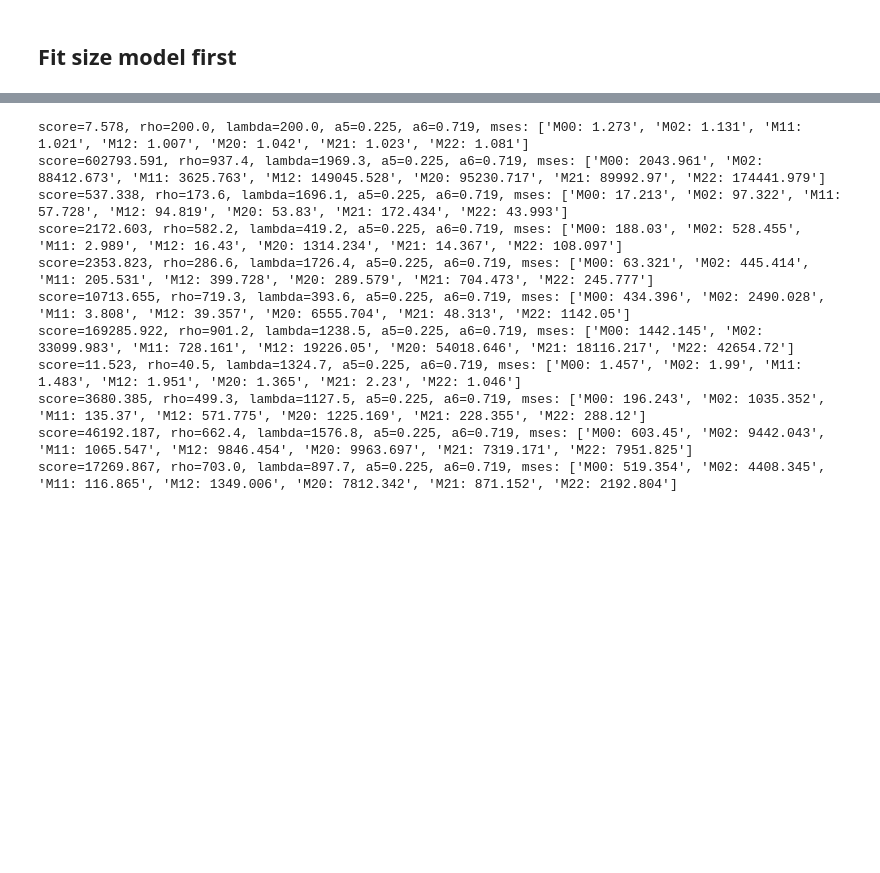
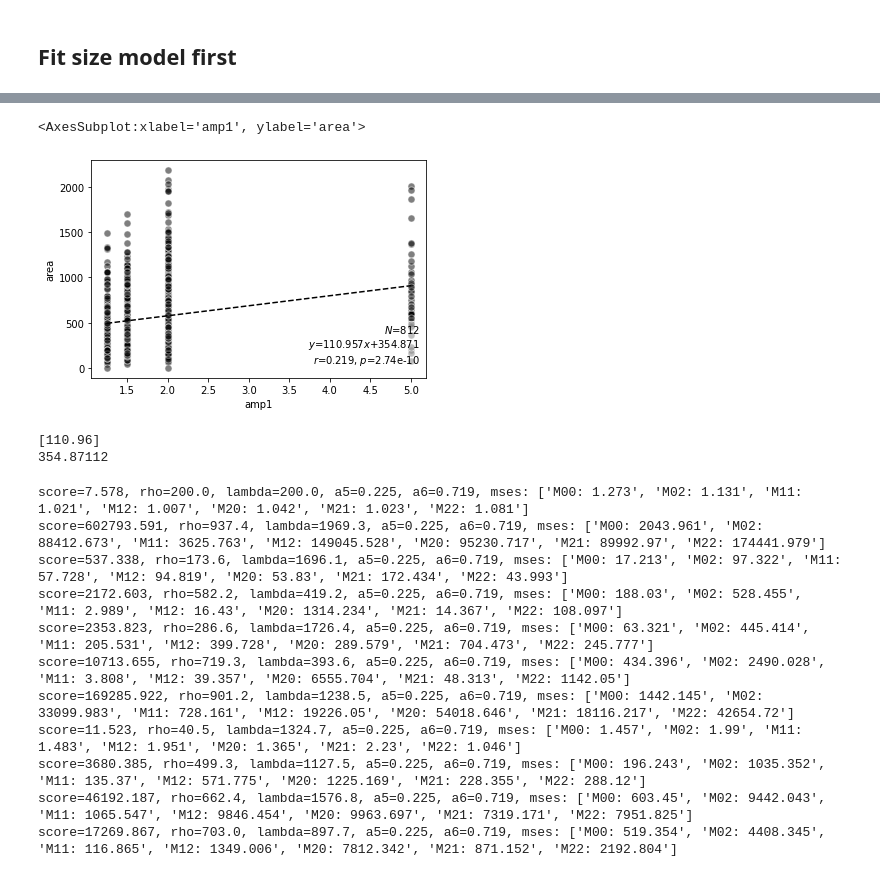
Before and after one commit to bionicvisionlab/shapes, a Jupyter notebook: notebooks/shapes_tester.ipynb, the cells around one changed output, grey strips where cells are left out. Cells and saved outputs as stored; diff of their text form; code cells hidden in the pictures; blank space fills up the shorter version.

```diff
--- a/notebooks/shapes_tester.ipynb
+++ b/notebooks/shapes_tester.ipynb
@@ -134,4 +221,19 @@ a5=0.224807, a6=0.718991
 [figure]
+# %%
+from pulse2percept.viz import scatter_correlation
+scatter_correlation(x['amp1'], data['area'], show_slope_intercept=True)
+# %% [output]
+<AxesSubplot:xlabel='amp1', ylabel='area'>
+[figure, added]
+# %%
+from sklearn.linear_model import LinearRegression
+lr = LinearRegression()
+lr.fit(np.array(x['amp1']).reshape(-1, 1), data['area'])
+print(lr.coef_)
+print(lr.intercept_)
+# %% [output]
+[110.96]
+354.87112
 # %%
 estimator.score(x, y_moments)
 opt.fit(x, y_moments)
```
Also changed, not shown: parts of 6 cells of this notebook.
